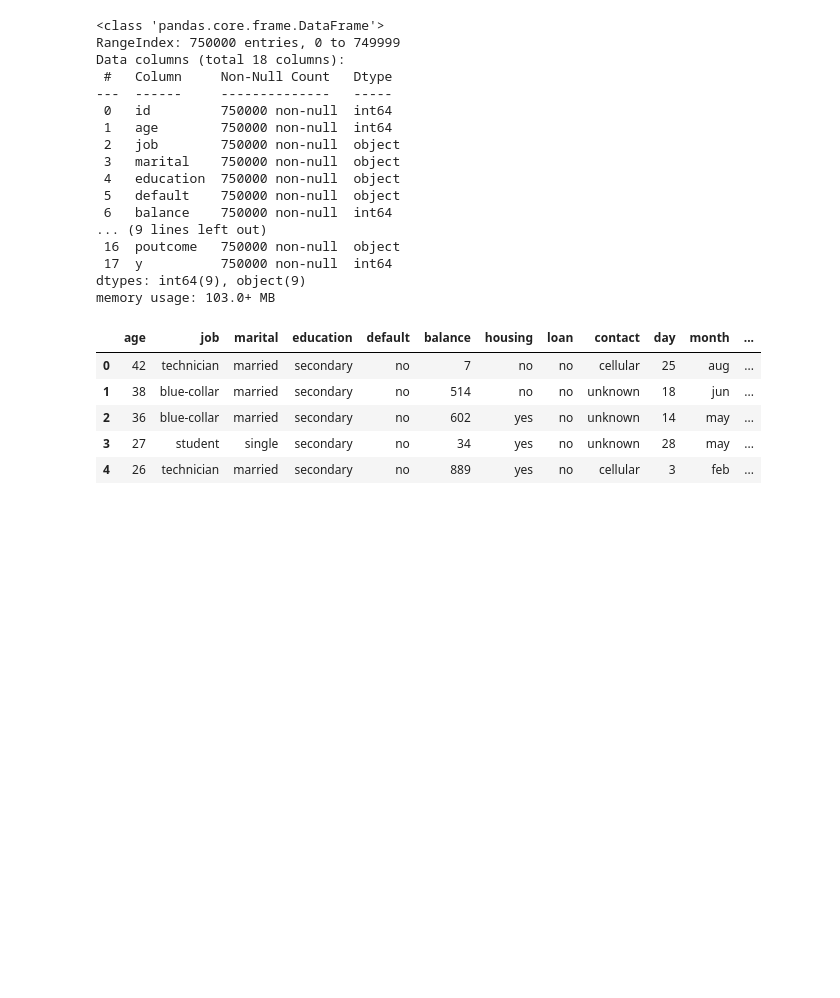
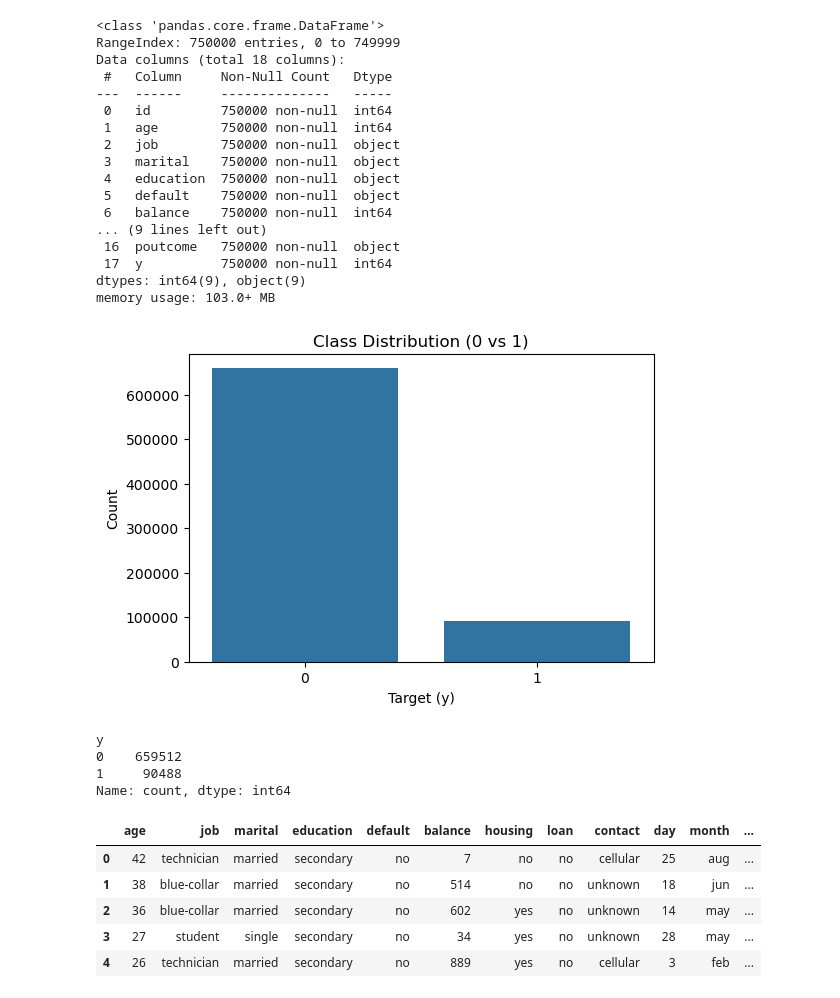
Before and after one commit to hamzajbn1/MLPwithbankdata, a Jupyter notebook: MLP.ipynb, the cells around one changed output. Drawn from its saved outputs; the diff is of its cells as text; code cells hidden in the pictures; blank space fills up the shorter version.

Commit message:
add graphs

```diff
--- a/MLP.ipynb
+++ b/MLP.ipynb
@@ -34,6 +34,25 @@ Data columns (total 18 columns):
  17  y          750000 non-null  int64
 dtypes: int64(9), object(9)
 memory usage: 103.0+ MB
+# %%
+import seaborn as sns
+import matplotlib.pyplot as plt
+
+# Check if the dataset is balanced
+plt.figure(figsize=(6, 4))
+sns.countplot(x='y', data=data_train)
+plt.title('Class Distribution (0 vs 1)')
+plt.xlabel('Target (y)')
+plt.ylabel('Count')
+plt.show()
+
+print(data_train['y'].value_counts())
+# %% [output]
+[figure, added]
+y
+0    659512
+1     90488
+Name: count, dtype: int64
 # %%
 # removing the 'id' column from the dataset.
 data_train = data_train.drop(['id'], axis=1, inplace=False)
```
Also changed, not shown: parts of 3 cells of this notebook, 3 other files.
